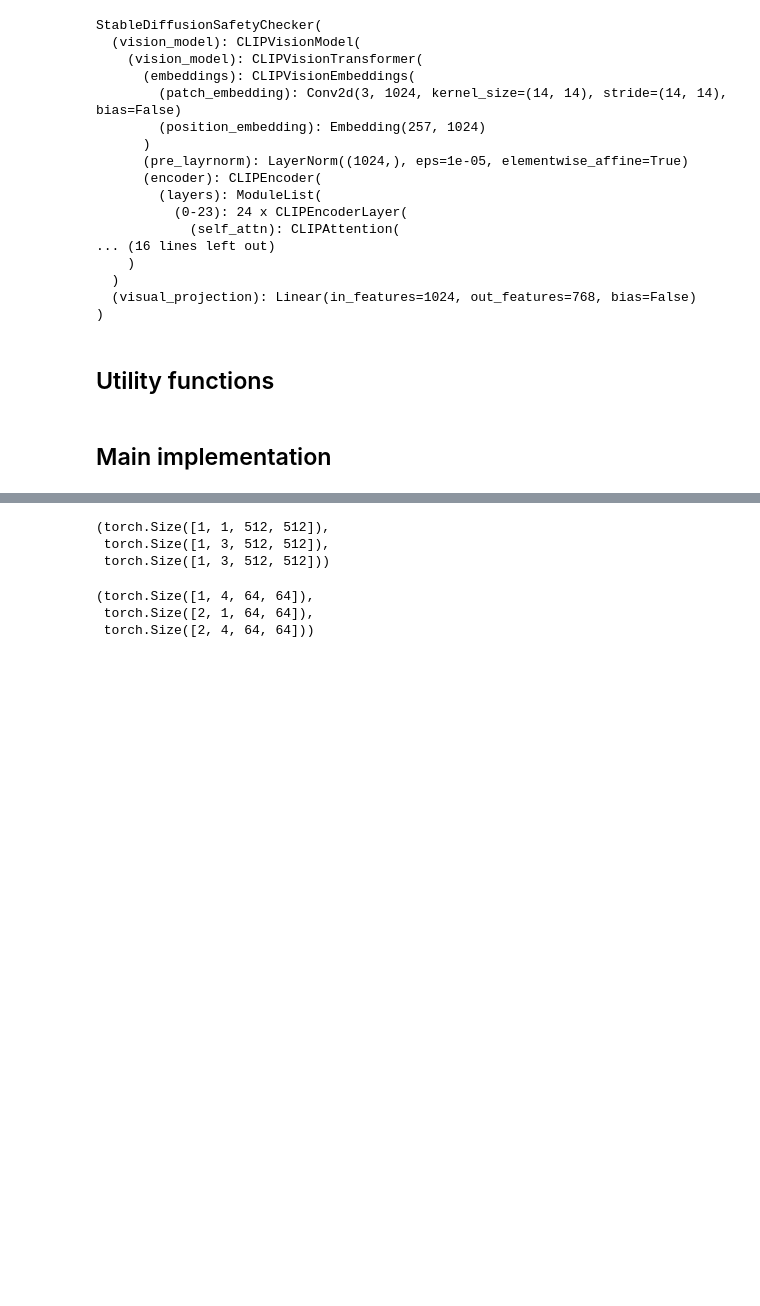
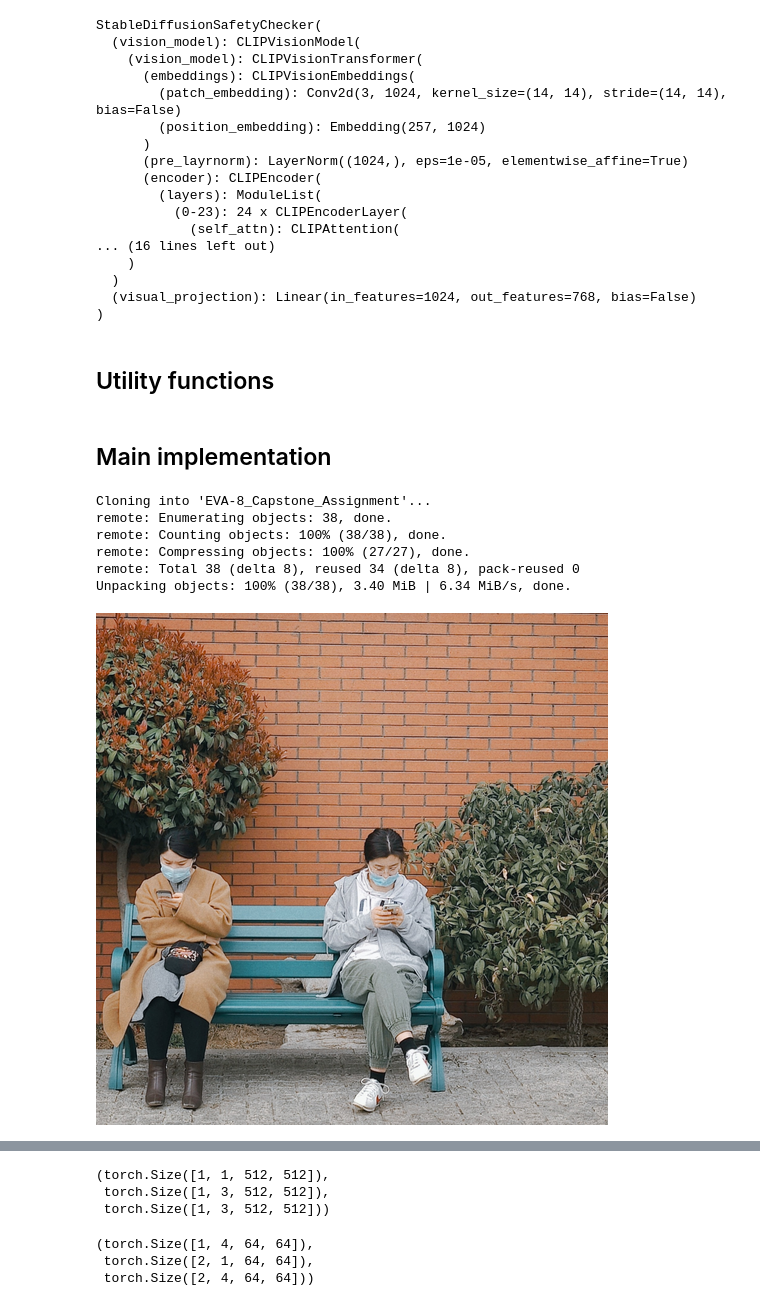
Before and after one commit to devdastl/-EVA-8_Capstone_Assignment, a Jupyter notebook: Part2-Inpainting_implementation/Attempt3_Success.ipynb, the cells around one changed output, grey strips where cells are left out. Drawn from its saved outputs; the diff is of its cells as text; code cells hidden in the pictures; blank space fills up the shorter version.

```diff
--- a/Part2-Inpainting_implementation/Attempt3_Success.ipynb
+++ b/Part2-Inpainting_implementation/Attempt3_Success.ipynb
@@ -211,0 +229,20 @@ generator = torch.manual_seed(10201)
+# %%
+!git clone https://github.com/devdastl/EVA-8_Capstone_Assignment.git
+
+image_path = "EVA-8_Capstone_Assignment/Part2-Inpainting_implementation/test_image_2.png"
+mask_path = "EVA-8_Capstone_Assignment/Part2-Inpainting_implementation/mask_image_2.png"
+prompt = "two dogs sitting on the bench"
+
+generator = torch.manual_seed(10201)
+# %% [output]
+Cloning into 'EVA-8_Capstone_Assignment'...
+remote: Enumerating objects: 38, done.
+remote: Counting objects: 100% (38/38), done.
+remote: Compressing objects: 100% (27/27), done.
+remote: Total 38 (delta 8), reused 34 (delta 8), pack-reused 0
+Unpacking objects: 100% (38/38), 3.40 MiB | 6.34 MiB/s, done.
+# %%
+visual_image = Image.open(image_path)
+visual_image
+# %% [output]
+[figure, added]
```
Also changed, not shown: parts of 7 cells of this notebook.
